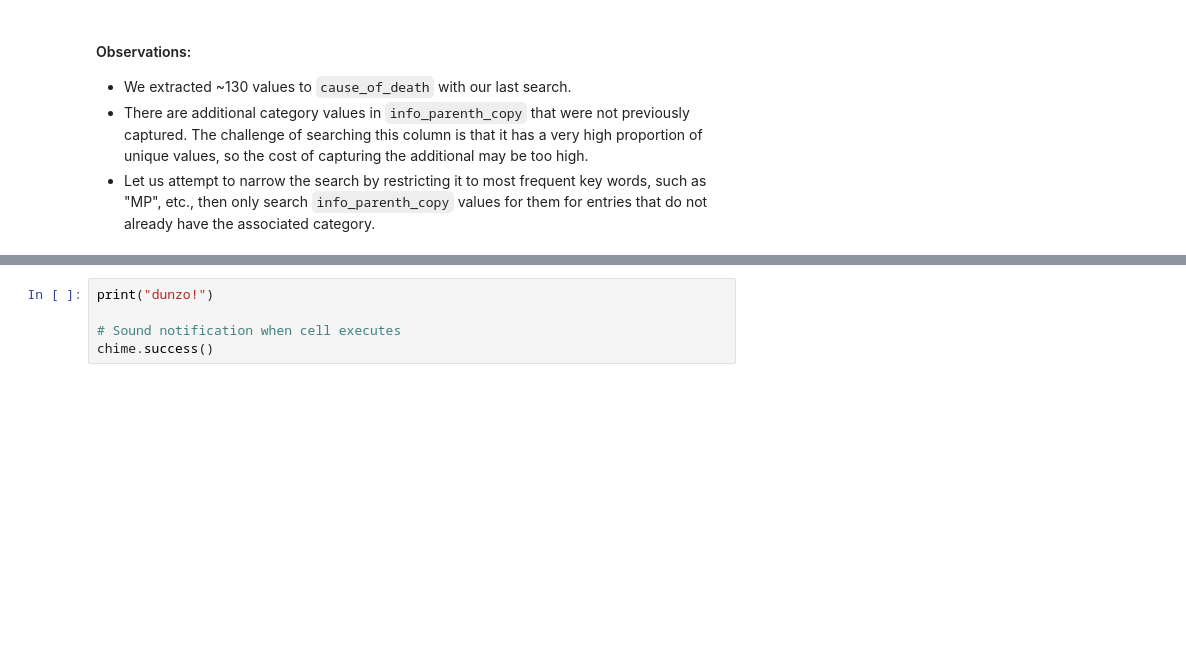
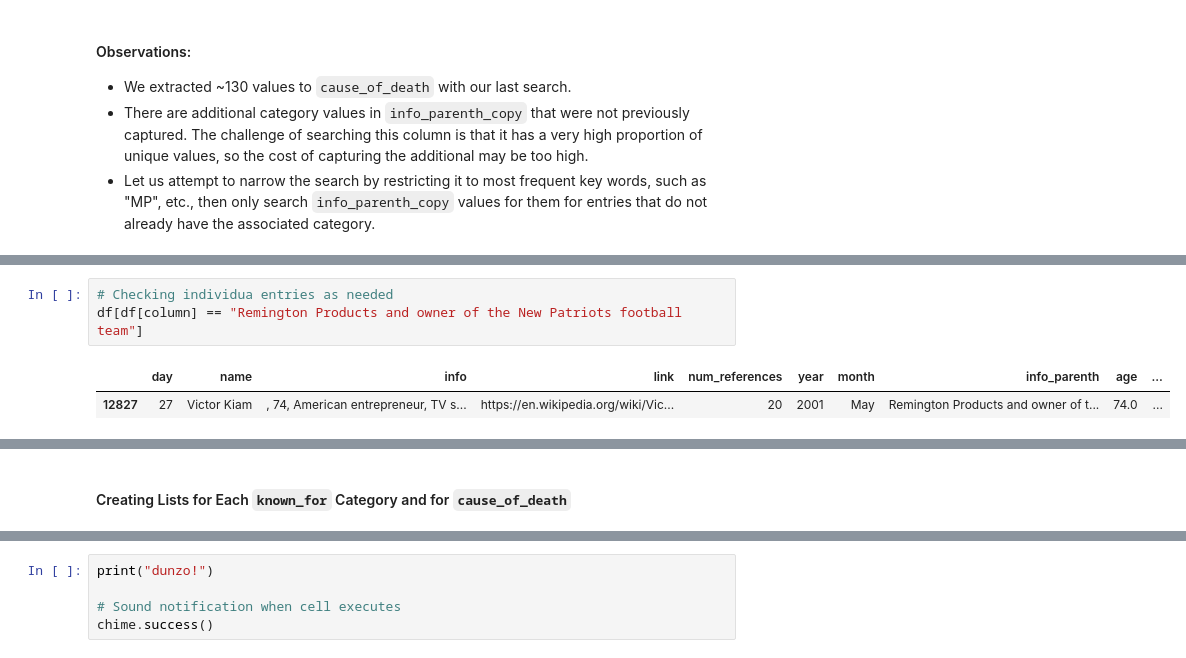
Before and after one commit to teresahanak/wikipedia-life-expectancy, a Jupyter notebook: wp_life_expect_data_clean8_thanak_2022_07_26.ipynb, the cells around one changed output, grey strips where cells are left out. Drawn from its saved outputs; the diff is of its cells as text; blank space fills up the shorter version.

```diff
--- a/wp_life_expect_data_clean8_thanak_2022_07_26.ipynb
+++ b/wp_life_expect_data_clean8_thanak_2022_07_26.ipynb
@@ -846,0 +859,6 @@ roles_list = df["info_parenth_copy"].value_counts().index.tolist()
+# %%
+# Checking individua entries as needed
+df[df[column] == "Remington Products and owner of the New Patriots football team"]
+# %% [output]
+|  | day | name | info | link | num_references | year | month | info_parenth | age | ... |
+| 12827 | 27 | Victor Kiam | , 74, American entrepreneur, TV s... | https://en.wikipedia.org/wiki/Vic... | 20 | 2001 | May | Remington Products and owner of t... | 74.0 | ... |
@@ -846,0 +866,2 @@ roles_list = df["info_parenth_copy"].value_counts().index.tolist()
+# %% [markdown]
+#### Creating Lists for Each `known_for` Category and for `cause_of_death`
```
Also changed, not shown: parts of 54 cells of this notebook.
